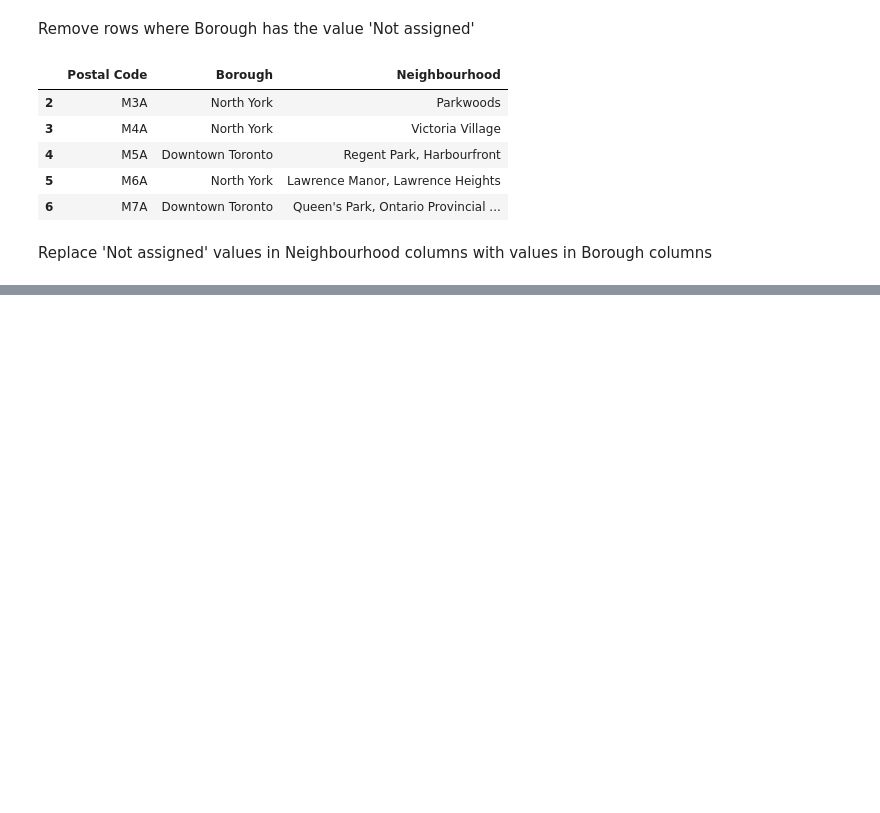
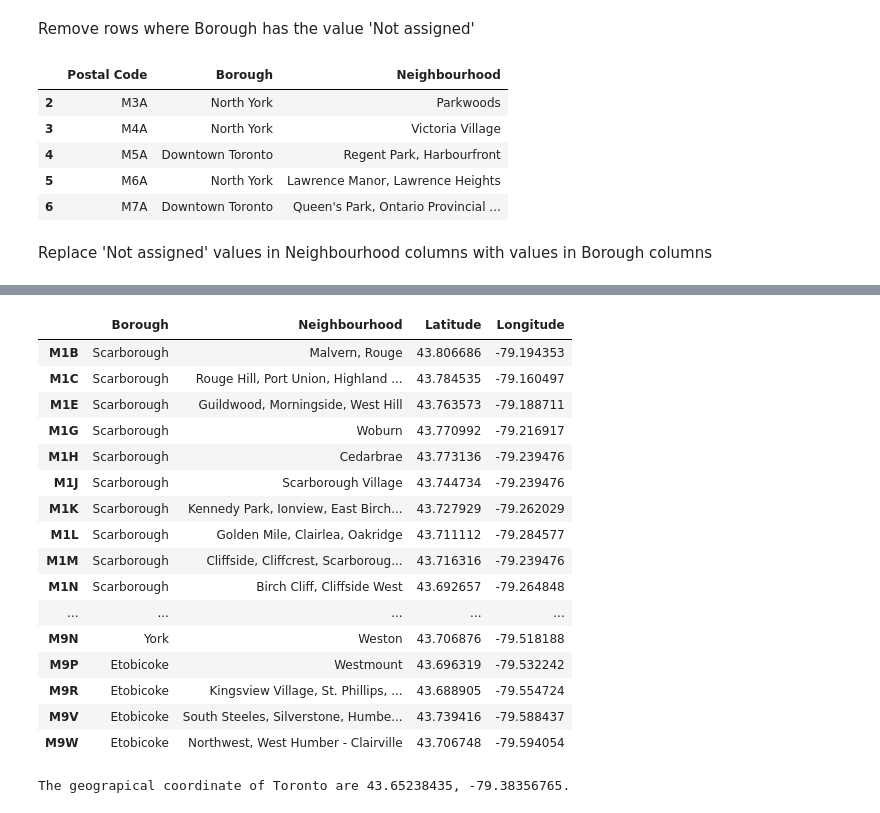
Before and after one commit to JustinOng34/Coursera_Capstone, a Jupyter notebook: Coursera Capstone Week 3 Project.ipynb, the cells around one changed output, grey strips where cells are left out. Cells and saved outputs as stored; diff of their text form; code cells hidden in the pictures; blank space fills up the shorter version.

```diff
--- a/Coursera Capstone Week 3 Project.ipynb
+++ b/Coursera Capstone Week 3 Project.ipynb
@@ -49,0 +94,6 @@ df.shape
+# %%
+df2 = pd.read_csv('http://cocl.us/Geospatial_data')
+
+df2.set_index('Postal Code', inplace=True)
+
+df2.head()
@@ -49,0 +108,32 @@ df.shape
+# %%
+df_col = pd.concat([df ,df2], axis=1, sort=True)
+
+df_col
+# %% [output]
+|  | Borough | Neighbourhood | Latitude | Longitude |
+| M1B | Scarborough | Malvern, Rouge | 43.806686 | -79.194353 |
+| M1C | Scarborough | Rouge Hill, Port Union, Highland ... | 43.784535 | -79.160497 |
+| M1E | Scarborough | Guildwood, Morningside, West Hill | 43.763573 | -79.188711 |
+| M1G | Scarborough | Woburn | 43.770992 | -79.216917 |
+| M1H | Scarborough | Cedarbrae | 43.773136 | -79.239476 |
+| M1J | Scarborough | Scarborough Village | 43.744734 | -79.239476 |
+| M1K | Scarborough | Kennedy Park, Ionview, East Birch... | 43.727929 | -79.262029 |
+| M1L | Scarborough | Golden Mile, Clairlea, Oakridge | 43.711112 | -79.284577 |
+| M1M | Scarborough | Cliffside, Cliffcrest, Scarboroug... | 43.716316 | -79.239476 |
+| M1N | Scarborough | Birch Cliff, Cliffside West | 43.692657 | -79.264848 |
+| ... | ... | ... | ... | ... |
+| M9N | York | Weston | 43.706876 | -79.518188 |
+| M9P | Etobicoke | Westmount | 43.696319 | -79.532242 |
+| M9R | Etobicoke | Kingsview Village, St. Phillips, ... | 43.688905 | -79.554724 |
+| M9V | Etobicoke | South Steeles, Silverstone, Humbe... | 43.739416 | -79.588437 |
+| M9W | Etobicoke | Northwest, West Humber - Clairville | 43.706748 | -79.594054 |
+# %%
+address = 'Toronto, TO'
+
+geolocator = Nominatim(user_agent="to_explorer")
+location = geolocator.geocode(address)
+latitude = location.latitude
+longitude = location.longitude
+print('The geograpical coordinate of Toronto are {}, {}.'.format(latitude, longitude))
+# %% [output]
+The geograpical coordinate of Toronto are 43.65238435, -79.38356765.
```
Also changed, not shown: parts of 6 cells of this notebook.
